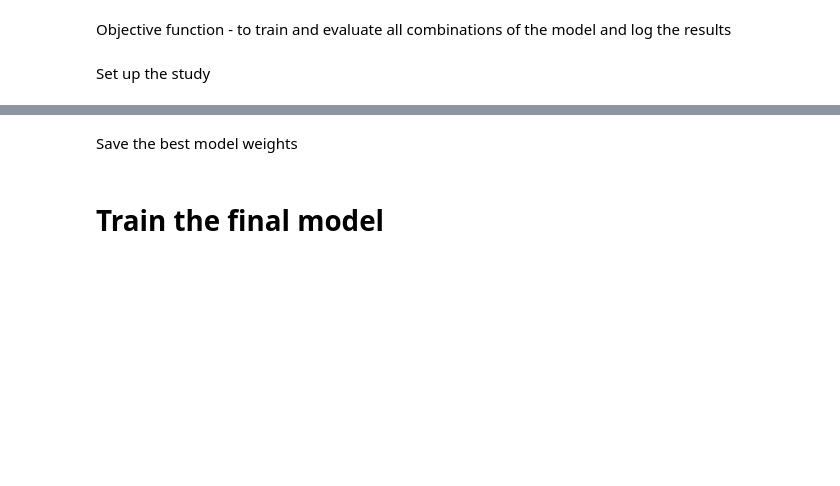
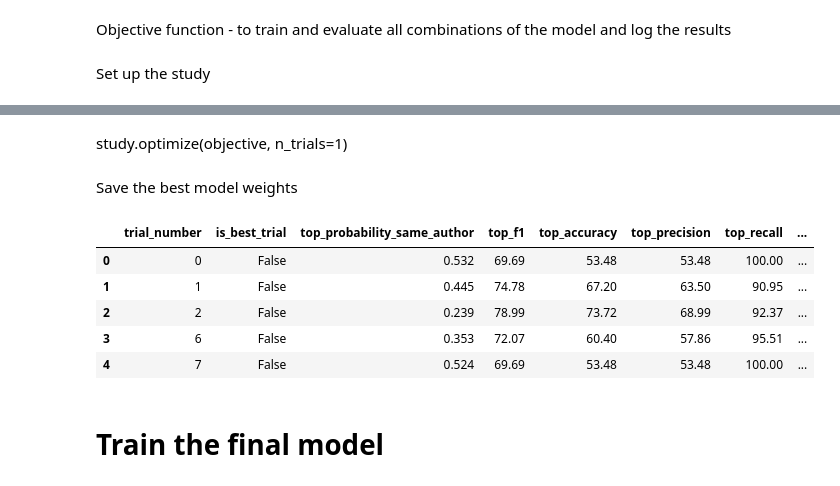
Before and after one commit to Jpoker01/authorship_verification_dt, a Jupyter notebook: notebooks/transformer/20251127_JP_ longformer-base-4096_classification_head.ipynb, the cells around one changed output, grey strips where cells are left out. Drawn from its saved outputs; the diff is of its cells as text; code cells hidden in the pictures; blank space fills up the shorter version.

```diff
--- a/notebooks/transformer/20251127_JP_ longformer-base-4096_classification_head.ipynb
+++ b/notebooks/transformer/20251127_JP_ longformer-base-4096_classification_head.ipynb
@@ -609,41 +577,55 @@ Starting optuna trial #17 🐻
+# %% [markdown]
+study.optimize(objective, n_trials=1)
 # %% [markdown]
 Save the best model weights
 # %%
 best_trial = study.best_trial
+best_trial_number = best_trial.number
 best_params = best_trial.params
 
 date_str = datetime.now().strftime("%Y%m%d_%H%M")
 
-trial_results_path = current_dir.parent.parent / "data" / "02_models" / f"{developer_initials}_{date_str}_{model_name}_{classification_type}_best_parameters.json"
-finetuned_model_best_params = current_dir.parent.parent / "data" / "02_models" / f"{developer_initials}_{date_str}_{model_name}_{classification_type}_best_parameters.json"
-finetuned_model_path = current_dir.parent.parent / "data" / "02_models" / f"{developer_initials}_{date_str}_{model_name}_{classification_type}_best_model"
+trial_results_path = current_dir.parent.parent / "data" / "02_models" / f"{developer_initials}_{model_name}_{classification_type}_trial_results.json"
+finetuned_model_best_params = current_dir.parent.parent / "data" / "02_models" / f"{developer_initials}_{model_name}_{classification_type}_best_parameters.json"
+finetuned_model_path = current_dir.parent.parent / "data" / "02_models" / f"{developer_initials}_{model_name}_{classification_type}_best_model"
 # %%
 trial_rows = []
 
 for trial in study.trials:
+    if "results" not in trial.user_attrs:
+        continue
+
     metrics = trial.user_attrs["results"]["metrics"]
     hyper_params = trial.user_attrs["results"]["hyperparameters"]
 
     row = {
         "trial_number": trial.number,
-        "is_best_trial": (trial.number == best_trial),
+        "is_best_trial": (trial.number == best_trial_number),
         "top_probability_same_author": metrics["top_probability_same_author"],
         "top_f1": metrics["top_f1"],
         "top_accuracy": metrics["top_accuracy"],
         "top_precision": metrics["top_precision"],
         "top_recall": metrics["top_recall"],
 
         "learning_rate": hyper_params["learning_rate"],
         "weight_decay": hyper_params["weight_decay"],
         "warmup_ratio": hyper_params["warmup_ratio"],
         "classifier_dropout": hyper_params["classifier_dropout"],
         "epochs": hyper_params["epochs"],
         "batch_size": hyper_params["batch_size"],
     }
 
     trial_rows.append(row)
 
 trial_results_df = pd.DataFrame(trial_rows)
+trial_results_df.head()
+# %% [output]
+|  | trial_number | is_best_trial | top_probability_same_author | top_f1 | top_accuracy | top_precision | top_recall | ... |
+| 0 | 0 | False | 0.532 | 69.69 | 53.48 | 53.48 | 100.00 | ... |
+| 1 | 1 | False | 0.445 | 74.78 | 67.20 | 63.50 | 90.95 | ... |
+| 2 | 2 | False | 0.239 | 78.99 | 73.72 | 68.99 | 92.37 | ... |
+| 3 | 6 | False | 0.353 | 72.07 | 60.40 | 57.86 | 95.51 | ... |
+| 4 | 7 | False | 0.524 | 69.69 | 53.48 | 53.48 | 100.00 | ... |
 # %%
 with open(finetuned_model_best_params, "w") as f:
     json.dump(best_params, f, indent=4)
```
Also changed, not shown: parts of 10 cells of this notebook, 5 other files.
